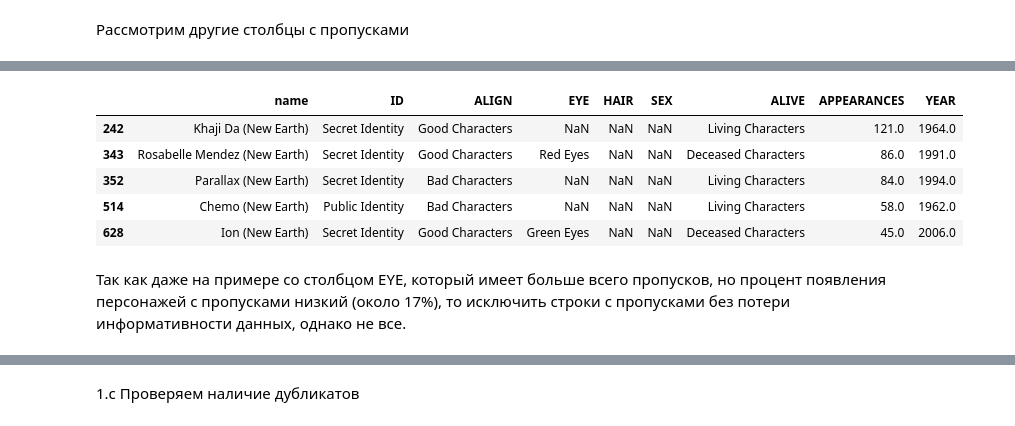
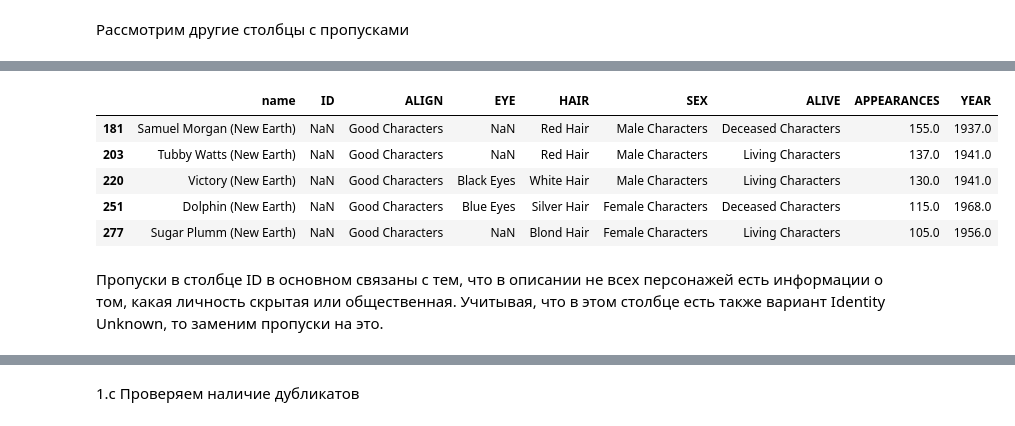
Before and after one commit to elvisandsivle/sf_data_science, a Jupyter notebook: SkillFactory/Продвинутые методы/task 2.ipynb, the cells around one changed output, grey strips where cells are left out. Saved outputs shown, nothing was run; the diff lists cells and outputs as text; code cells hidden in the pictures.

```diff
--- a/SkillFactory/Продвинутые методы/task 2.ipynb
+++ b/SkillFactory/Продвинутые методы/task 2.ipynb
@@ -231,14 +253,11 @@ display(dc.loc[dc['HAIR'].isnull()].head())
-# %%
-display(dc.loc[dc['SEX'].isnull()].head())
-
-# насколько мы видим, персонажи не имеющие параматеров EYE, HAIR, SEX представляют из себя не человека,
-# а какую-то другую форму жизни, поэтому это тоже не является ошибкой,
-# %% [output]
-|  | name | ID | ALIGN | EYE | HAIR | SEX | ALIVE | APPEARANCES | YEAR |
-| 242 | Khaji Da (New Earth) | Secret Identity | Good Characters | NaN | NaN | NaN | Living Characters | 121.0 | 1964.0 |
-| 343 | Rosabelle Mendez (New Earth) | Secret Identity | Good Characters | Red Eyes | NaN | NaN | Deceased Characters | 86.0 | 1991.0 |
-| 352 | Parallax (New Earth) | Secret Identity | Bad Characters | NaN | NaN | NaN | Living Characters | 84.0 | 1994.0 |
-| 514 | Chemo (New Earth) | Public Identity | Bad Characters | NaN | NaN | NaN | Living Characters | 58.0 | 1962.0 |
-| 628 | Ion (New Earth) | Secret Identity | Good Characters | Green Eyes | NaN | NaN | Deceased Characters | 45.0 | 2006.0 |
-# %% [markdown]
-Так как даже на примере со столбцом EYE, который имеет больше всего пропусков, но процент появления персонажей с пропусками низкий (около 17%), то исключить строки с пропусками без потери информативности данных, однако не все.
+# %%
+display(dc.loc[dc['ID'].isnull()].head())
+# %% [output]
+|  | name | ID | ALIGN | EYE | HAIR | SEX | ALIVE | APPEARANCES | YEAR |
+| 181 | Samuel Morgan (New Earth) | NaN | Good Characters | NaN | Red Hair | Male Characters | Deceased Characters | 155.0 | 1937.0 |
+| 203 | Tubby Watts (New Earth) | NaN | Good Characters | NaN | Red Hair | Male Characters | Living Characters | 137.0 | 1941.0 |
+| 220 | Victory (New Earth) | NaN | Good Characters | Black Eyes | White Hair | Male Characters | Living Characters | 130.0 | 1941.0 |
+| 251 | Dolphin (New Earth) | NaN | Good Characters | Blue Eyes | Silver Hair | Female Characters | Deceased Characters | 115.0 | 1968.0 |
+| 277 | Sugar Plumm (New Earth) | NaN | Good Characters | NaN | Blond Hair | Female Characters | Living Characters | 105.0 | 1956.0 |
+# %% [markdown]
+Пропуски в столбце ID в основном связаны с тем, что в описании не всех персонажей есть информации о том, какая личность скрытая или общественная. Учитывая, что в этом столбце есть также вариант Identity Unknown, то заменим пропуски на это.
```
Also changed, not shown: parts of 55 cells of this notebook.
